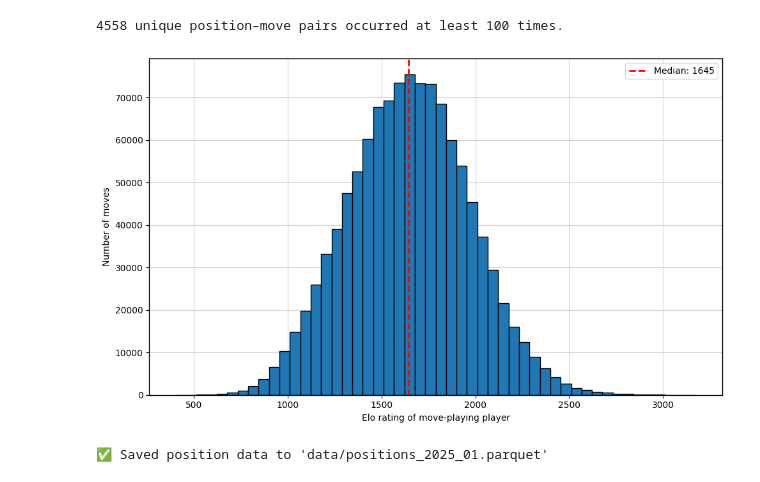
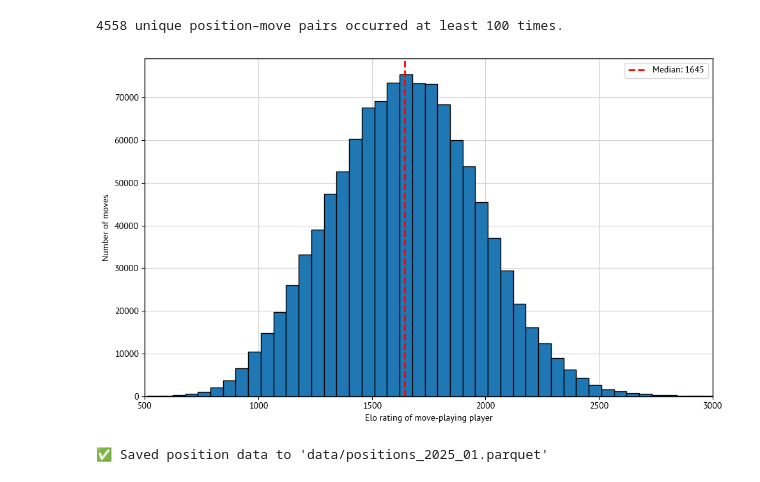
Before and after one commit to croco22/chess, a Jupyter notebook: pipeline/p2_parse_positions.ipynb, the cells around one changed output. Cells and saved outputs as stored; diff of their text form; code cells hidden in the pictures.

```diff
--- a/pipeline/p2_parse_positions.ipynb
+++ b/pipeline/p2_parse_positions.ipynb
@@ -125,24 +126,25 @@ print(f"{n_unique} unique position–move pairs occurred at least 100 times.")
 # %%
 median_elo = positions_df["played_by_elo"].median()
 
 fig, ax = plt.subplots(figsize=(10, 6))
 ax.set_facecolor("white")
 ax.hist(positions_df["played_by_elo"], bins=50, edgecolor='black')
+ax.set_xlim(500, 3000)
 ax.axvline(median_elo, color='red', linestyle='dashed', linewidth=2, label=f"Median: {median_elo:.0f}")
 ax.set_axisbelow(True)
 ax.grid(True, color="lightgray")
 for spine in ax.spines.values():
     spine.set_visible(True)
     spine.set_color("black")
     spine.set_linewidth(1)
 ax.set_xlabel("Elo rating of move-playing player")
 ax.set_ylabel("Number of moves")
 ax.legend(facecolor="white")
 fig.tight_layout()
 fig.savefig("../images/elo_distribution.pdf")
 plt.show()
 # %% [output]
-[figure, old version]
+[figure, new version]
 # %%
 positions_df.to_parquet("../data/positions_2025_01.parquet", index=False)
 print("✅ Saved position data to 'data/positions_2025_01.parquet'")
```
Also changed, not shown: parts of 1 cell of this notebook, 7 other files.
